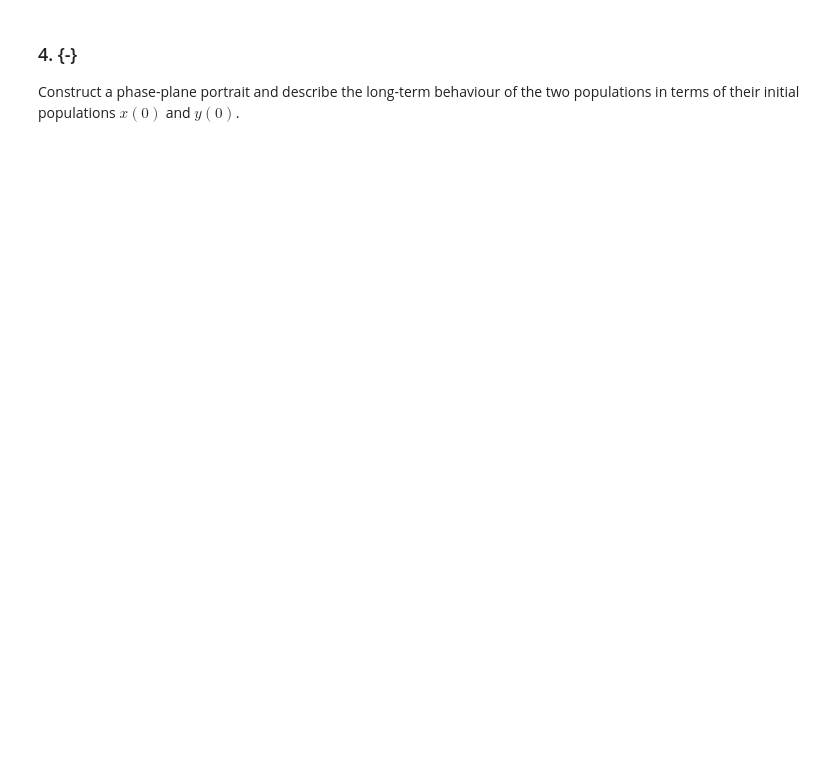
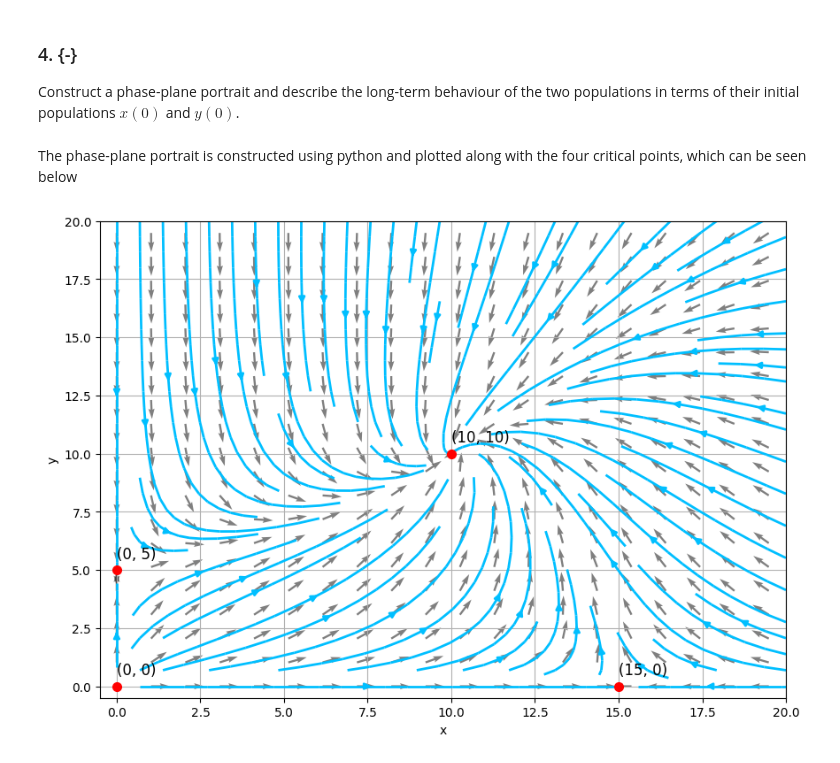
Before and after one commit to Khanrik/UniFolder, a Jupyter notebook: 3. Semester/Differentialligninger/Afleveringer/Aflevering 3/Assignment 3.ipynb, the cells around one changed output. Drawn from its saved outputs; the diff is of its cells as text; code cells hidden in the pictures; blank space fills up the shorter version.

```diff
--- a/3. Semester/Differentialligninger/Afleveringer/Aflevering 3/Assignment 3.ipynb
+++ b/3. Semester/Differentialligninger/Afleveringer/Aflevering 3/Assignment 3.ipynb
@@ -460,7 +458,7 @@ initial_conditions = [5000, 0, 1, 0]
 
 # Time span for simulation
 t_span = (0, 8)
-t = np.linspace(0, 8, 1000)
+t = np.linspace(t_span[0], t_span[1], 1000)
 
 # Solve the system using solve_ivp
 solution = scipy.integrate.solve_ivp(coupled_system, t_span, initial_conditions, t_eval=t, method='RK45')
@@ -515,7 +513,7 @@ initial_conditions = [1, 0, 1, 0]
 
 # Time span for simulation
 t_span = (0, 8)
-t = np.linspace(0, 8, 1000)
+t = np.linspace(t_span[0], t_span[1], 1000)
 
 # Solve the system using solve_ivp
 solution = scipy.integrate.solve_ivp(coupled_system, t_span, initial_conditions, t_eval=t, method='RK45')
@@ -568,3 +704,51 @@ DESCRIBE SOMETHING WITH SEPERATIX like in figure 6.3.8
 # %% [markdown]
 ### 4. {-}
 Construct a phase-plane portrait and describe the long-term behaviour of the two populations in terms of their initial populations $x(0)$ and $y(0)$.
+# %% [markdown]
+The phase-plane portrait is constructed using python and plotted along with the four critical points, which can be seen below
+# %%
+# Define the system of differential equations
+def system(state, t):
+    x, y = state
+    dxdt = 30 * x - 2 * x**2 - x * y
+    dydt = 20 * y - 4 * y**2 + 2 * x * y
+    return [dxdt, dydt]
+
+# Create a grid of points
+x = np.linspace(0, 20, 40)
+y = np.linspace(0, 20, 40)
+X, Y = np.meshgrid(x, y)
+
+# Compute the direction field
+U = 30 * X - 2 * X**2 - X * Y
+V = 20 * Y - 4 * Y**2 + 2 * X * Y
+
+# Normalize the arrows for the quiver plot
+magnitude = np.sqrt(U**2 + V**2)
+U /= magnitude
+V /= magnitude
+skip = (slice(None, None, 2), slice(None, None, 2))
+
+# Plot the vector field
+plt.figure(figsize=(10, 7))
+plt.quiver(X[skip], Y[skip], U[skip], V[skip], alpha=0.5)
+plt.streamplot(X, Y, U, V, density=1, linewidth=2, color="deepskyblue")
+
+# Plot Critical Points
+x = [0, 0, 15, 10]
+y = [0, 5, 0, 10]
+
+plt.plot(x, y, 'ro', markersize=7)
+
+for i, j in zip(x, y):
+   plt.text(i, j+0.5, f'({i}, {j})', size="large")
+
+# Customize the plot
+plt.xlabel("x")
+plt.ylabel("y")
+plt.xlim(-0.5, 20)
+plt.ylim(-0.5, 20)
+plt.grid()
+plt.show()
+# %% [output]
+[figure, added]
```
Also changed, not shown: parts of 25 cells of this notebook.
